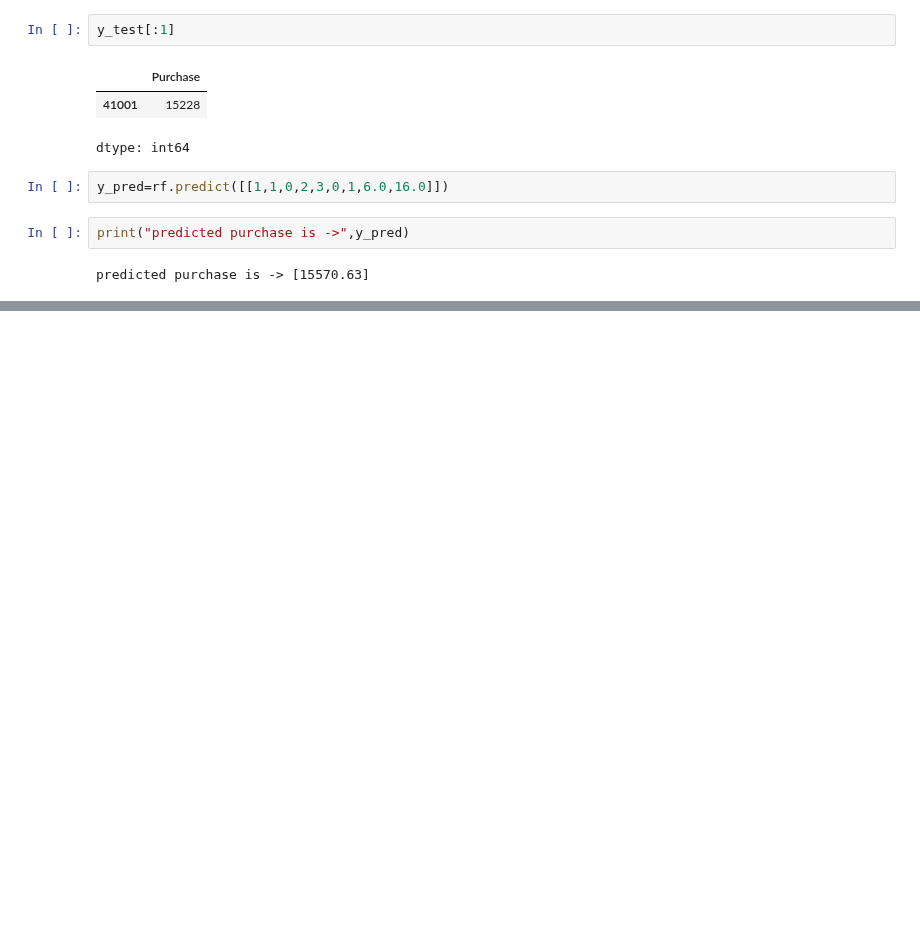
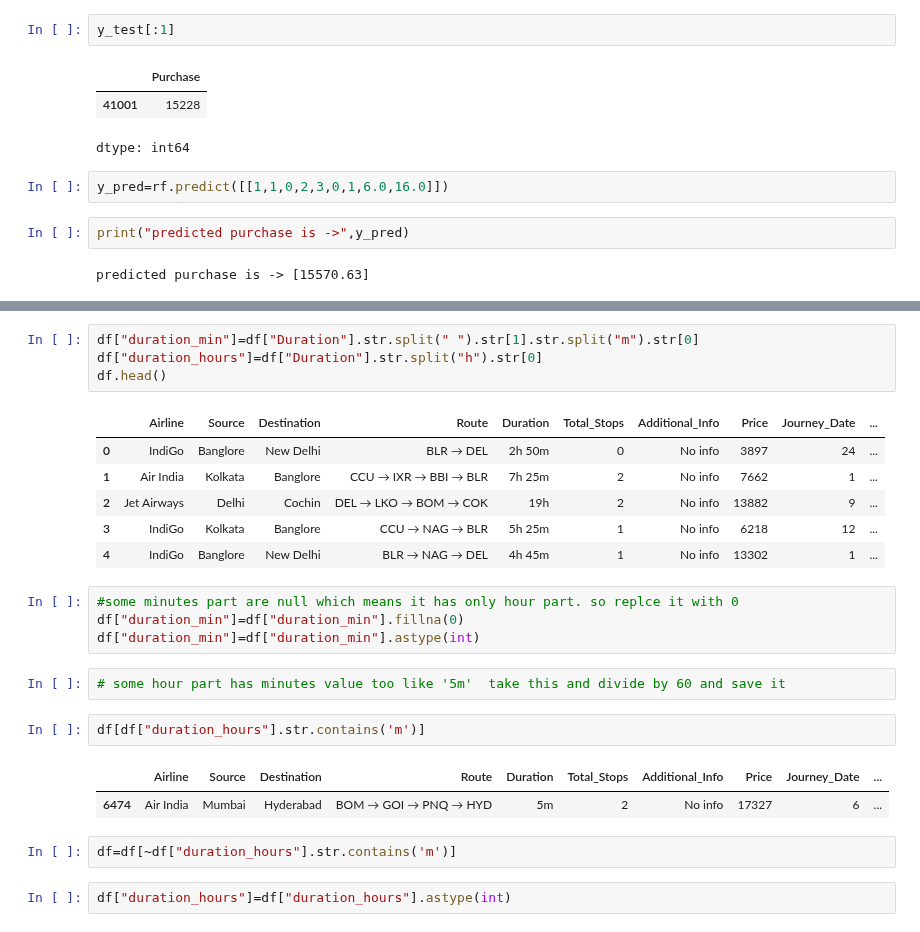
Before and after one commit to adnaksbhat/Colab_JupyterNotebooks, a Jupyter notebook: Zomato.ipynb, the cells around one changed output, grey strips where cells are left out. Saved outputs shown, nothing was run; the diff lists cells and outputs as text; blank space fills up the shorter version.

```diff
--- a/Zomato.ipynb
+++ b/Zomato.ipynb
@@ -404,0 +620,26 @@ predicted purchase is -> [15570.63]
+# %%
+df["duration_min"]=df["Duration"].str.split(" ").str[1].str.split("m").str[0]
+df["duration_hours"]=df["Duration"].str.split("h").str[0]
+df.head()
+# %% [output]
+|  | Airline | Source | Destination | Route | Duration | Total_Stops | Additional_Info | Price | Journey_Date | ... |
+| 0 | IndiGo | Banglore | New Delhi | BLR → DEL | 2h 50m | 0 | No info | 3897 | 24 | ... |
+| 1 | Air India | Kolkata | Banglore | CCU → IXR → BBI → BLR | 7h 25m | 2 | No info | 7662 | 1 | ... |
+| 2 | Jet Airways | Delhi | Cochin | DEL → LKO → BOM → COK | 19h | 2 | No info | 13882 | 9 | ... |
+| 3 | IndiGo | Kolkata | Banglore | CCU → NAG → BLR | 5h 25m | 1 | No info | 6218 | 12 | ... |
+| 4 | IndiGo | Banglore | New Delhi | BLR → NAG → DEL | 4h 45m | 1 | No info | 13302 | 1 | ... |
+# %%
+#some minutes part are null which means it has only hour part. so replce it with 0
+df["duration_min"]=df["duration_min"].fillna(0)
+df["duration_min"]=df["duration_min"].astype(int)
+# %%
+# some hour part has minutes value too like '5m'  take this and divide by 60 and save it
+# %%
+df[df["duration_hours"].str.contains('m')]
+# %% [output]
+|  | Airline | Source | Destination | Route | Duration | Total_Stops | Additional_Info | Price | Journey_Date | ... |
+| 6474 | Air India | Mumbai | Hyderabad | BOM → GOI → PNQ → HYD | 5m | 2 | No info | 17327 | 6 | ... |
+# %%
+df=df[~df["duration_hours"].str.contains('m')]
+# %%
+df["duration_hours"]=df["duration_hours"].astype(int)
```
Also changed, not shown: parts of 43 cells of this notebook.
